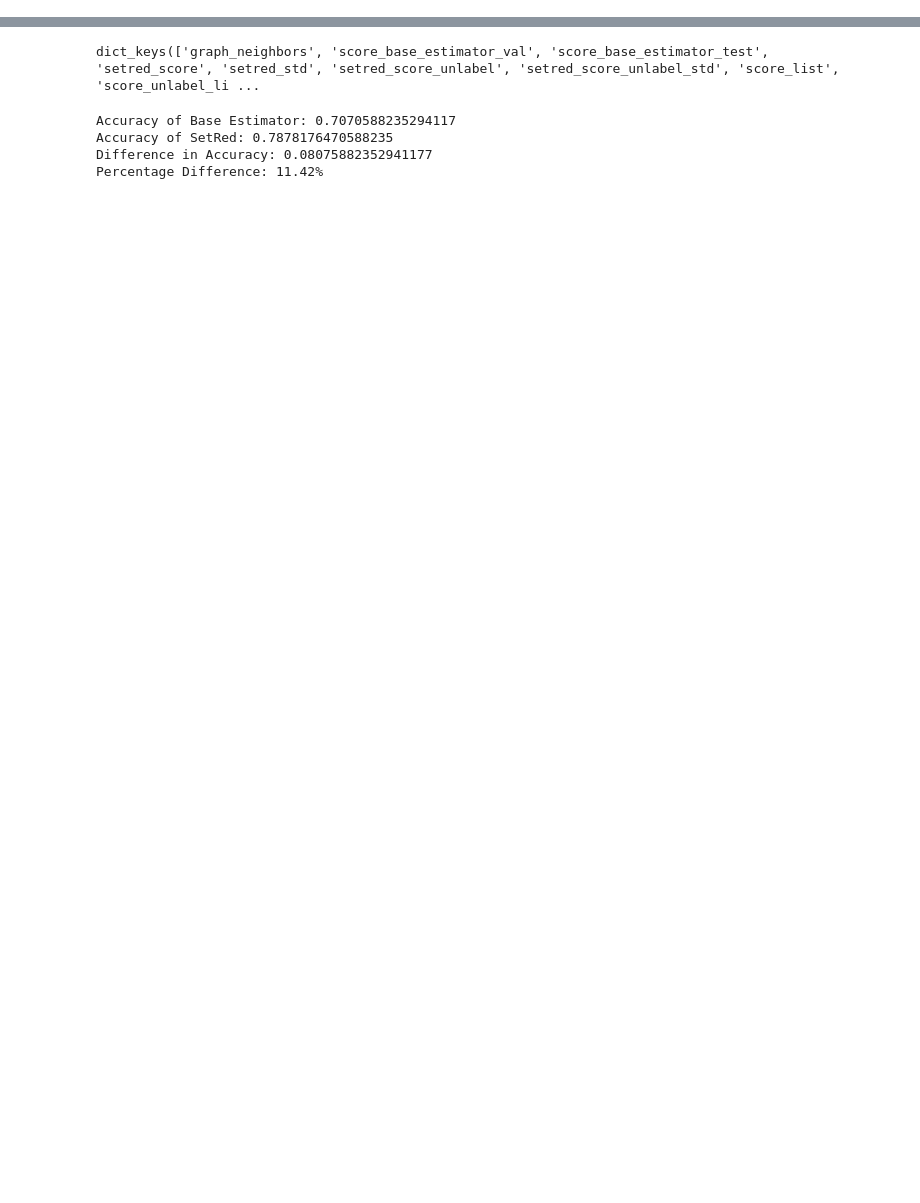
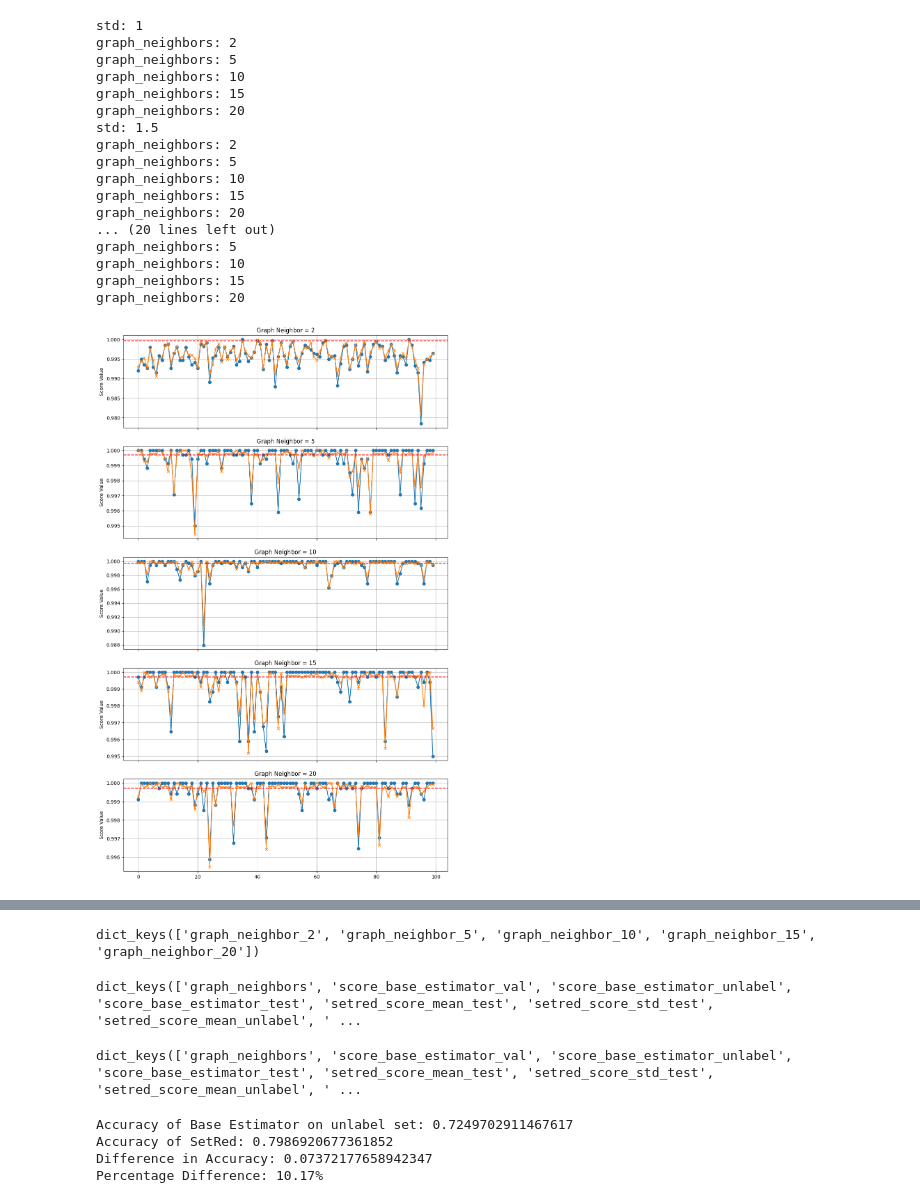
Before and after one commit to jfj36/Dissertation, a Jupyter notebook: notebooks/simulation_report.ipynb, the cells around one changed output, grey strips where cells are left out. Cells and saved outputs as stored; diff of their text form; code cells hidden in the pictures; blank space fills up the shorter version.

```diff
--- a/notebooks/simulation_report.ipynb
+++ b/notebooks/simulation_report.ipynb
@@ -21,7 +21,7 @@ os.listdir('../simulations/results')
 import json
 
 # Load dictionary from a JSON file
-with open('../simulations/results/second_results+gn.json', 'r') as file:
+with open('../simulations/results/results.json', 'r') as file:
     data = json.load(file)
 
 print(data)
@@ -31,0 +34,3 @@ print(type(data))  # Should be <class 'dict'>
+# %%
+std_values = [1,1.5,2,3,4,5]
+graph_neighbors_value = [2,5,10,15,20]
@@ -31,0 +52,41 @@ print(type(data))  # Should be <class 'dict'>
+# %%
+for std in std_values:
+
+    fig, axes = plt.subplots(5, 1, figsize=(12, 20), sharex=True)
+    print(f"std: {std}")
+    for idx, graph_neighbors in  zip(range(len(graph_neighbors_value)), graph_neighbors_value):
+        ax = axes[idx]
+        print(f"graph_neighbors: {graph_neighbors}")
+        score_test_be = data[f'std_{std}'][f'graph_neighbor_{graph_neighbors}']['score_base_estimator_test']
+        score_test_it = data[f'std_{std}'][f'graph_neighbor_{graph_neighbors}']['score_list_test']
+        score_unlabel_it = data[f'std_{std}'][f'graph_neighbor_{graph_neighbors}']['score_list_unlabel']
+
+        # Chart the results
+
+        ax.plot(score_test_it, label='Score Test', marker='o')
+        ax.plot(score_unlabel_it, label='Score Unlabeled', marker='x')
+        ax.axhline(y=score_test_be, color='r', linestyle='--',
+                   label=f'Score Test BE ({score_test_be:.2f})')
+
+        ax.set_title(f'Graph Neighbor = {graph_neighbors}')
+        ax.set_ylabel('Score Value')
+        ax.grid()
+# %% [output]
+std: 1
+graph_neighbors: 2
+graph_neighbors: 5
+graph_neighbors: 10
+graph_neighbors: 15
+graph_neighbors: 20
+std: 1.5
+graph_neighbors: 2
+graph_neighbors: 5
+graph_neighbors: 10
+graph_neighbors: 15
+graph_neighbors: 20
+... (20 lines left out)
+graph_neighbors: 5
+graph_neighbors: 10
+graph_neighbors: 15
+graph_neighbors: 20
+[figure, added]
@@ -32,5 +98,9 @@ print(type(data))  # Should be <class 'dict'>
+# %%
+data[f'std_{std}'].keys()  # Check the keys in the dictionary for std_1
+# %% [output]
+dict_keys(['graph_neighbor_2', 'graph_neighbor_5', 'graph_neighbor_10', 'graph_neighbor_15', 'graph_neighbor_20'])
 # %%
-data['std_4']['graph_neighbor_2'].keys()
+data['std_1']['graph_neighbor_2'].keys()
 # %% [output]
-dict_keys(['graph_neighbors', 'score_base_estimator_val', 'score_base_estimator_test', 'setred_score', 'setred_std', 'setred_score_unlabel', 'setred_score_unlabel_std', 'score_list', 'score_unlabel_li ...
+dict_keys(['graph_neighbors', 'score_base_estimator_val', 'score_base_estimator_unlabel', 'score_base_estimator_test', 'setred_score_mean_test', 'setred_score_std_test', 'setred_score_mean_unlabel', ' ...
 # %%
@@ -40,16 +110,20 @@ score_unlabel_it = data['std_4']['graph_neighbor_2']['score_unlabel_list']
+# %%
+data['std_1']['graph_neighbor_2'].keys()
+# %% [output]
+dict_keys(['graph_neighbors', 'score_base_estimator_val', 'score_base_estimator_unlabel', 'score_base_estimator_test', 'setred_score_mean_test', 'setred_score_std_test', 'setred_score_mean_unlabel', ' ...
 # %%
 # Compare accuracy of base estimator and iterative method
-accuracy_be = data['std_4']['graph_neighbor_2']['score_base_estimator_test']
-accuracy_setred = data['std_4']['graph_neighbor_2']['setred_score']
+accuracy_be = data['std_4']['graph_neighbor_2']['score_base_estimator_unlabel']
+accuracy_setred = data['std_4']['graph_neighbor_2']['setred_score_mean_unlabel']
 # Difference between the accuracy
 accuracy_diff = accuracy_setred - accuracy_be
 percentage_diff = (accuracy_diff / accuracy_be) * 100
-print(f"Accuracy of Base Estimator: {accuracy_be}")
+print(f"Accuracy of Base Estimator on unlabel set: {accuracy_be}")
 print(f"Accuracy of SetRed: {accuracy_setred}")
 print(f"Difference in Accuracy: {accuracy_diff}")
 print(f"Percentage Difference: {percentage_diff:.2f}%")
 # %% [output]
-Accuracy of Base Estimator: 0.7070588235294117
-Accuracy of SetRed: 0.7878176470588235
-Difference in Accuracy: 0.08075882352941177
-Percentage Difference: 11.42%
+Accuracy of Base Estimator on unlabel set: 0.7249702911467617
+Accuracy of SetRed: 0.7986920677361852
+Difference in Accuracy: 0.07372177658942347
+Percentage Difference: 10.17%
```
Also changed, not shown: parts of 16 cells of this notebook, 15 other files.
